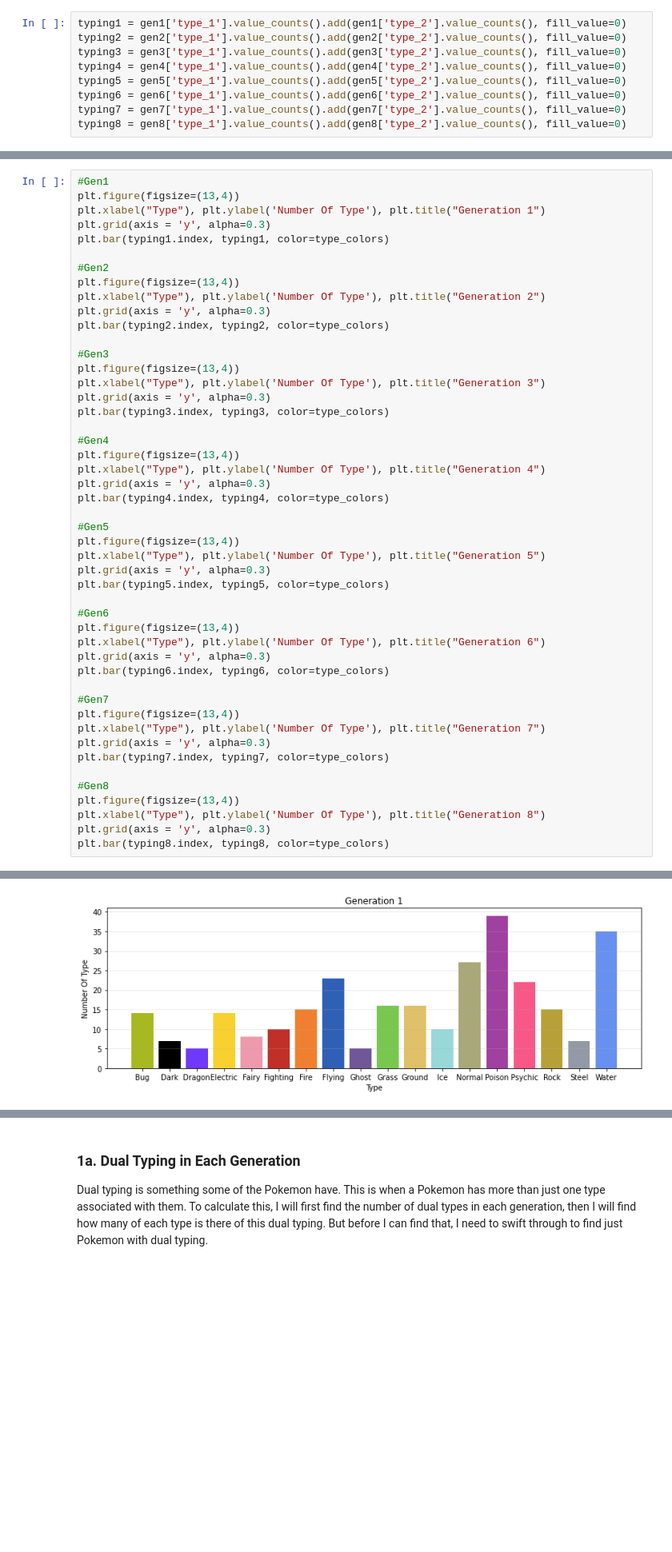
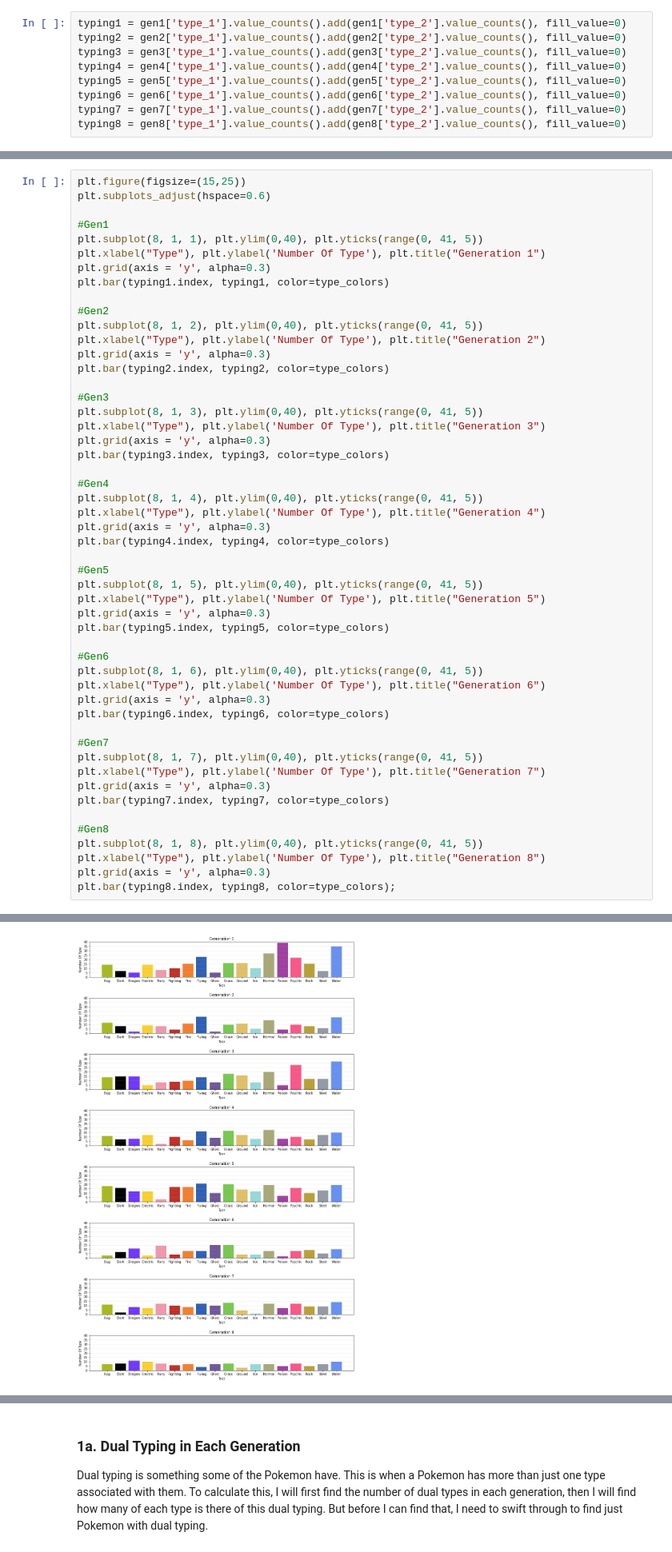
Before and after one commit to damocardenas/DSCI235-Final, a Jupyter notebook: DSCI235 Final Project.ipynb, the cells around one changed output, grey strips where cells are left out. Shown: that part at 80% size. Saved outputs shown, nothing was run; the diff lists cells and outputs as text; blank space fills up the shorter version.

```diff
--- a/DSCI235 Final Project.ipynb
+++ b/DSCI235 Final Project.ipynb
@@ -107,49 +106,52 @@ The first question I seek to answer is how many types are there for every genera
 # %%
+plt.figure(figsize=(15,25))
+plt.subplots_adjust(hspace=0.6)
+
 #Gen1
-plt.figure(figsize=(13,4))
+plt.subplot(8, 1, 1), plt.ylim(0,40), plt.yticks(range(0, 41, 5))
 plt.xlabel("Type"), plt.ylabel('Number Of Type'), plt.title("Generation 1")
 plt.grid(axis = 'y', alpha=0.3)
 plt.bar(typing1.index, typing1, color=type_colors)
 
 #Gen2
-plt.figure(figsize=(13,4))
+plt.subplot(8, 1, 2), plt.ylim(0,40), plt.yticks(range(0, 41, 5))
 plt.xlabel("Type"), plt.ylabel('Number Of Type'), plt.title("Generation 2")
 plt.grid(axis = 'y', alpha=0.3)
 plt.bar(typing2.index, typing2, color=type_colors)
 
 #Gen3
-plt.figure(figsize=(13,4))
+plt.subplot(8, 1, 3), plt.ylim(0,40), plt.yticks(range(0, 41, 5))
 plt.xlabel("Type"), plt.ylabel('Number Of Type'), plt.title("Generation 3")
 plt.grid(axis = 'y', alpha=0.3)
 plt.bar(typing3.index, typing3, color=type_colors)
 
 #Gen4
-plt.figure(figsize=(13,4))
+plt.subplot(8, 1, 4), plt.ylim(0,40), plt.yticks(range(0, 41, 5))
 plt.xlabel("Type"), plt.ylabel('Number Of Type'), plt.title("Generation 4")
 plt.grid(axis = 'y', alpha=0.3)
 plt.bar(typing4.index, typing4, color=type_colors)
 
 #Gen5
-plt.figure(figsize=(13,4))
+plt.subplot(8, 1, 5), plt.ylim(0,40), plt.yticks(range(0, 41, 5))
 plt.xlabel("Type"), plt.ylabel('Number Of Type'), plt.title("Generation 5")
 plt.grid(axis = 'y', alpha=0.3)
 plt.bar(typing5.index, typing5, color=type_colors)
 
 #Gen6
-plt.figure(figsize=(13,4))
+plt.subplot(8, 1, 6), plt.ylim(0,40), plt.yticks(range(0, 41, 5))
 plt.xlabel("Type"), plt.ylabel('Number Of Type'), plt.title("Generation 6")
 plt.grid(axis = 'y', alpha=0.3)
 plt.bar(typing6.index, typing6, color=type_colors)
 
 #Gen7
-plt.figure(figsize=(13,4))
+plt.subplot(8, 1, 7), plt.ylim(0,40), plt.yticks(range(0, 41, 5))
 plt.xlabel("Type"), plt.ylabel('Number Of Type'), plt.title("Generation 7")
 plt.grid(axis = 'y', alpha=0.3)
 plt.bar(typing7.index, typing7, color=type_colors)
 
 #Gen8
-plt.figure(figsize=(13,4))
+plt.subplot(8, 1, 8), plt.ylim(0,40), plt.yticks(range(0, 41, 5))
 plt.xlabel("Type"), plt.ylabel('Number Of Type'), plt.title("Generation 8")
 plt.grid(axis = 'y', alpha=0.3)
-plt.bar(typing8.index, typing8, color=type_colors)
+plt.bar(typing8.index, typing8, color=type_colors);
 # %% [output]
@@ -157 +158 @@ plt.bar(typing8.index, typing8, color=type_colors)
-[figure, old version]
+[figure, new version]
```
Also changed, not shown: parts of 17 cells of this notebook.
